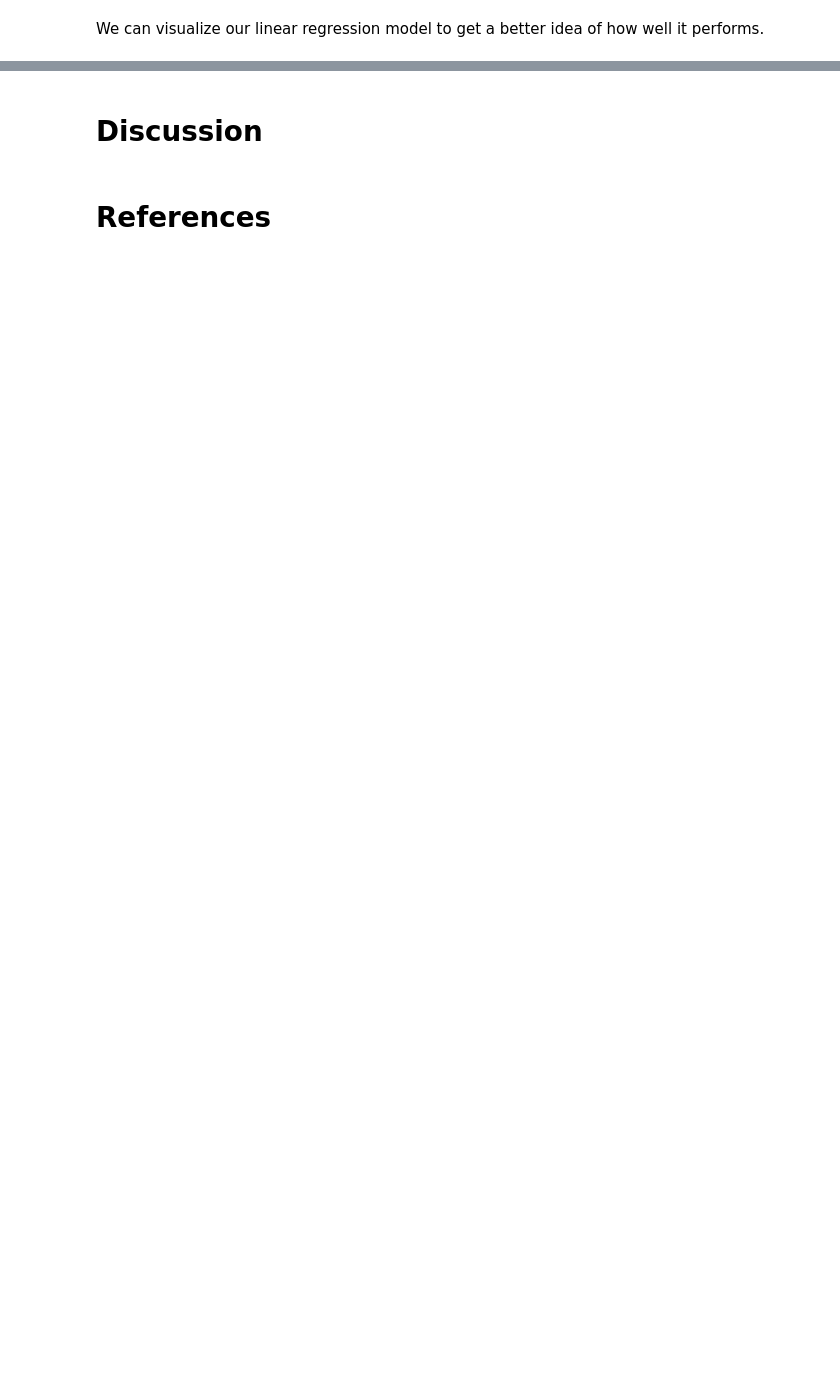
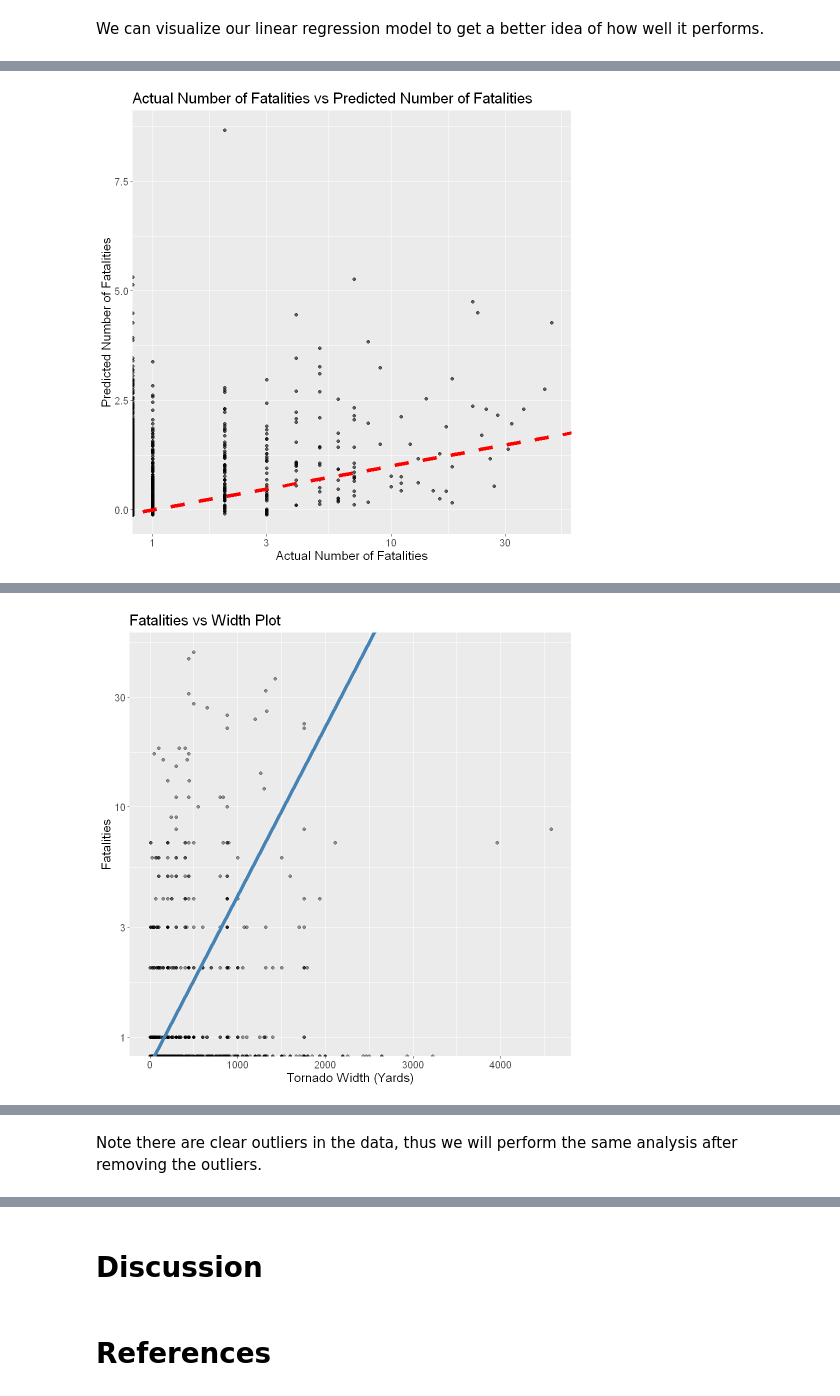
Before and after one commit to DSCI-310-2024/DSCI-310-Group-1-Predict-Casualties-From-Tornado-Data, a Jupyter notebook: src/tornado_predictor.ipynb, the cells around one changed output, grey strips where cells are left out. Drawn from its saved outputs; the diff is of its cells as text; code cells hidden in the pictures; blank space fills up the shorter version.

Commit message:
Added plots with and w/o outliers; added rudimentary scales

```diff
--- a/src/tornado_predictor.ipynb
+++ b/src/tornado_predictor.ipynb
@@ -364,0 +215,61 @@ fatal_length_plot
+# %%
+# Creating plots showing accuracy of linear regression model
+fatal_rsmpe <- lm_test_results |>
+    filter(.metric == "rmse") |>
+    select(.estimate) |>
+    pull()
+
+fatal_predictions <- lm_fit |>
+    predict(test_df) |>
+    bind_cols(test_df)
+
+options(repr.plot.width = 8, repr.plot.height = 8)
+
+## Note: Red line represents where points would be plotted if the model was 100% accurate
+fatal_model_viz <- ggplot(fatal_predictions, aes(x = fatalities, y = .pred)) +
+    geom_point(alpha = 0.6) +
+    # geom_line(data = fatal_predictions,
+    #        mapping = aes(x = fatalities, y = .pred),
+    #        color = "steelblue",
+    #        linewidth = 1) +
+    geom_abline(intercept = 0, slope = 1, color = "red", linetype = "dashed", linewidth = 2)+
+    scale_x_continuous(trans = "log10") +
+    xlab("Actual Number of Fatalities") +
+    ylab("Predicted Number of Fatalities") +
+    ggtitle("Actual Number of Fatalities vs Predicted Number of Fatalities") +
+    theme(text = element_text(size = 15))
+
+fatal_model_viz
+
+## Note: Blue line represents predicted values based on our regression model when tornado length = 0
+fatal_widths_plot <- ggplot(test_df, aes(x = width, y = fatalities)) +
+     geom_point(alpha = 0.4) +
+     # geom_line(data = fatal_predictions,
+     #       mapping = aes(x = width, y = .pred),
+     #       color = "steelblue",
+     #       linewidth = 1) +
+     geom_abline(intercept = -0.1183680, slope = 0.0007337, color = "steelblue", linewidth = 2) +
+     scale_y_continuous(trans = "log10") +
+     xlab("Tornado Width (Yards)") +
+     ylab("Fatalities") +
+     ggtitle("Fatalities vs Width Plot") +
+     theme(text = element_text(size = 15))
+
+fatal_widths_plot
+
+## Note: Blue line represents predicted values based on our regression model when tornado width = 0
+fatal_length_plot <- ggplot(test_df, aes(x = length, y = fatalities)) +
+     geom_point(alpha = 0.4) +
+     # geom_line(data = fatal_predictions,
+     #       mapping = aes(x = length, y = .pred),
+     #       color = "steelblue",
+     #       linewidth = 1) +
+     geom_abline(intercept = -0.1183680, slope = 0.0367960, color = "steelblue", linewidth = 2) +
+     scale_y_continuous(trans = "log10") +
+     xlab("Tornado Length (Miles)") +
+     ylab("Fatalities") +
+     ggtitle("Fatalities vs Length Plot") +
+     theme(text = element_text(size = 15))
+
+fatal_length_plot
+# %% [output]
@@ -364,0 +280 @@ fatal_length_plot
+[figure, added]
@@ -364,0 +283 @@ fatal_length_plot
+[figure, added]
@@ -364,0 +285,2 @@ fatal_length_plot
+# %% [markdown]
+Note there are clear outliers in the data, thus we will perform the same analysis after removing the outliers.
```
Also changed, not shown: parts of 16 cells of this notebook.
